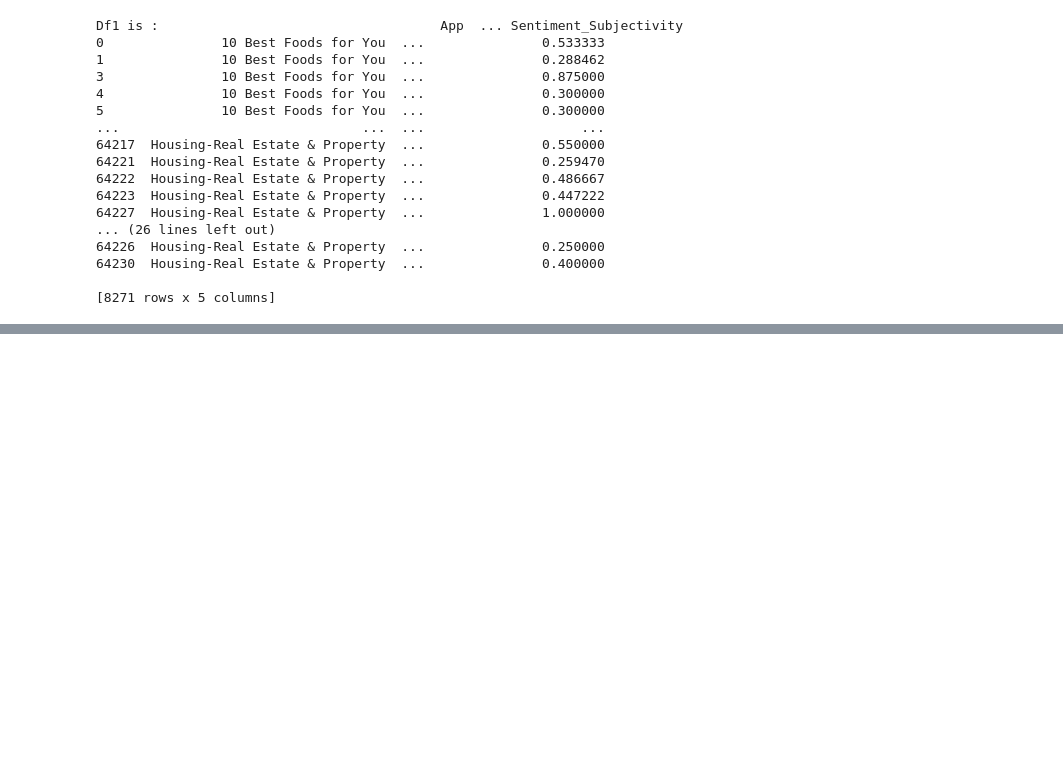
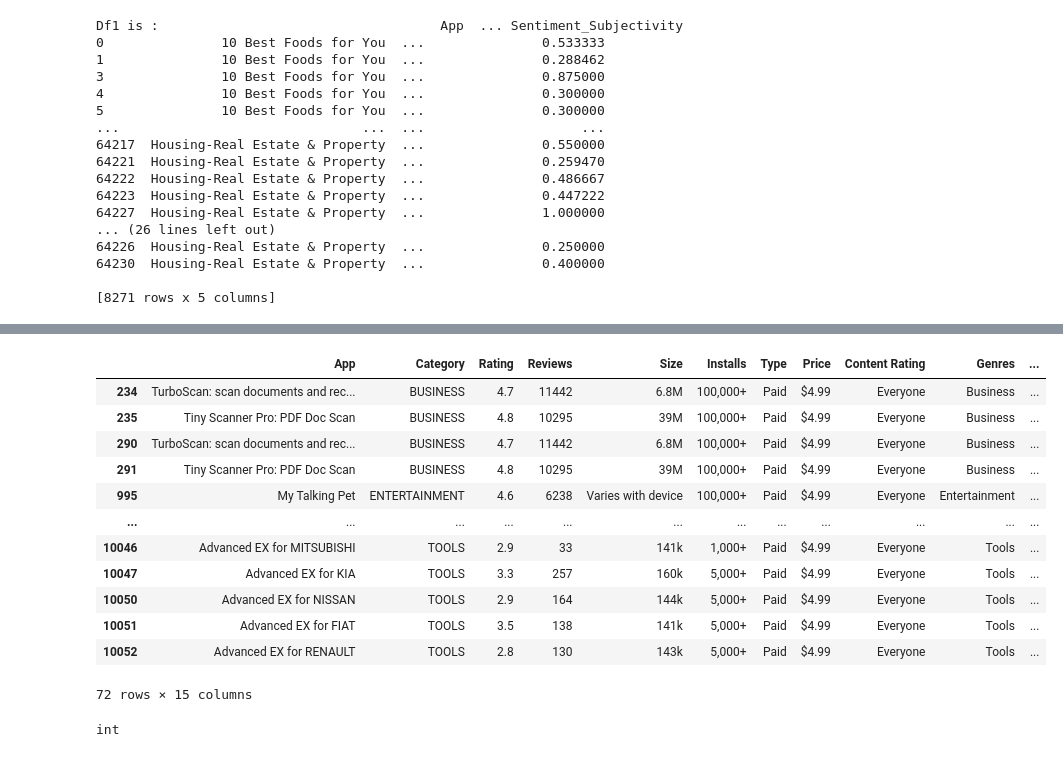
Before and after one commit to sidds4474/Play-Store-App-Review-Analysis, a Jupyter notebook: Play_Store_App_Review_Analysis_Project_Solution.ipynb, the cells around one changed output, grey strips where cells are left out. Saved outputs shown, nothing was run; the diff lists cells and outputs as text; code cells hidden in the pictures; blank space fills up the shorter version.

```diff
--- a/Play_Store_App_Review_Analysis_Project_Solution.ipynb
+++ b/Play_Store_App_Review_Analysis_Project_Solution.ipynb
@@ -838,0 +891,16 @@ fig.show(renderer='colab')
+# %%
+data[data['Price']=='$4.99']
+# %% [output]
+|  | App | Category | Rating | Reviews | Size | Installs | Type | Price | Content Rating | Genres | ... |
+| 234 | TurboScan: scan documents and rec... | BUSINESS | 4.7 | 11442 | 6.8M | 100,000+ | Paid | $4.99 | Everyone | Business | ... |
+| 235 | Tiny Scanner Pro: PDF Doc Scan | BUSINESS | 4.8 | 10295 | 39M | 100,000+ | Paid | $4.99 | Everyone | Business | ... |
+| 290 | TurboScan: scan documents and rec... | BUSINESS | 4.7 | 11442 | 6.8M | 100,000+ | Paid | $4.99 | Everyone | Business | ... |
+| 291 | Tiny Scanner Pro: PDF Doc Scan | BUSINESS | 4.8 | 10295 | 39M | 100,000+ | Paid | $4.99 | Everyone | Business | ... |
+| 995 | My Talking Pet | ENTERTAINMENT | 4.6 | 6238 | Varies with device | 100,000+ | Paid | $4.99 | Everyone | Entertainment | ... |
+| ... | ... | ... | ... | ... | ... | ... | ... | ... | ... | ... | ... |
+| 10046 | Advanced EX for MITSUBISHI | TOOLS | 2.9 | 33 | 141k | 1,000+ | Paid | $4.99 | Everyone | Tools | ... |
+| 10047 | Advanced EX for KIA | TOOLS | 3.3 | 257 | 160k | 5,000+ | Paid | $4.99 | Everyone | Tools | ... |
+| 10050 | Advanced EX for NISSAN | TOOLS | 2.9 | 164 | 144k | 5,000+ | Paid | $4.99 | Everyone | Tools | ... |
+| 10051 | Advanced EX for FIAT | TOOLS | 3.5 | 138 | 141k | 5,000+ | Paid | $4.99 | Everyone | Tools | ... |
+| 10052 | Advanced EX for RENAULT | TOOLS | 2.8 | 130 | 143k | 5,000+ | Paid | $4.99 | Everyone | Tools | ... |
+72 rows × 15 columns
@@ -838,0 +913,4 @@ fig.show(renderer='colab')
+# %%
+type(remove_dollar(data['Price'][0]))
+# %% [output]
+int
```
Also changed, not shown: parts of 40 cells of this notebook.
